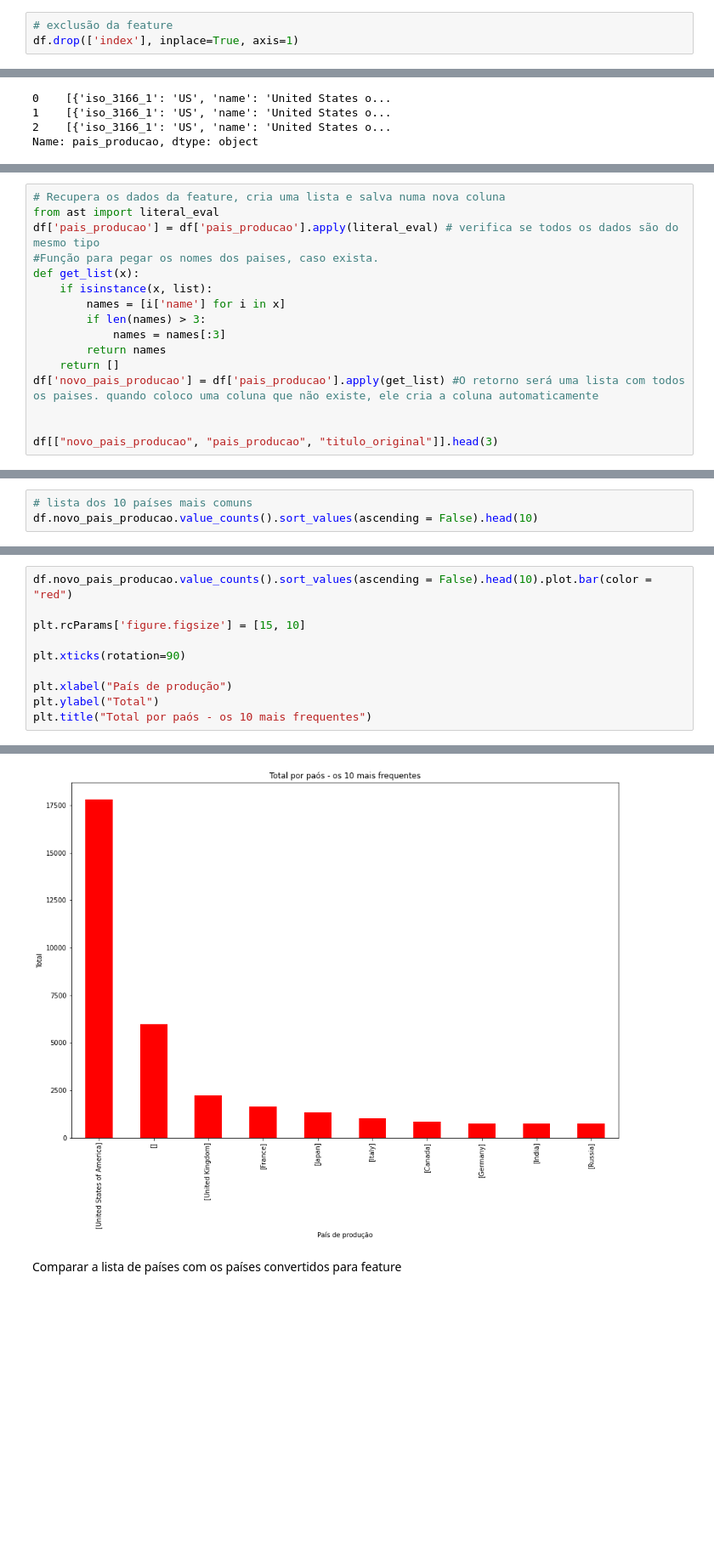
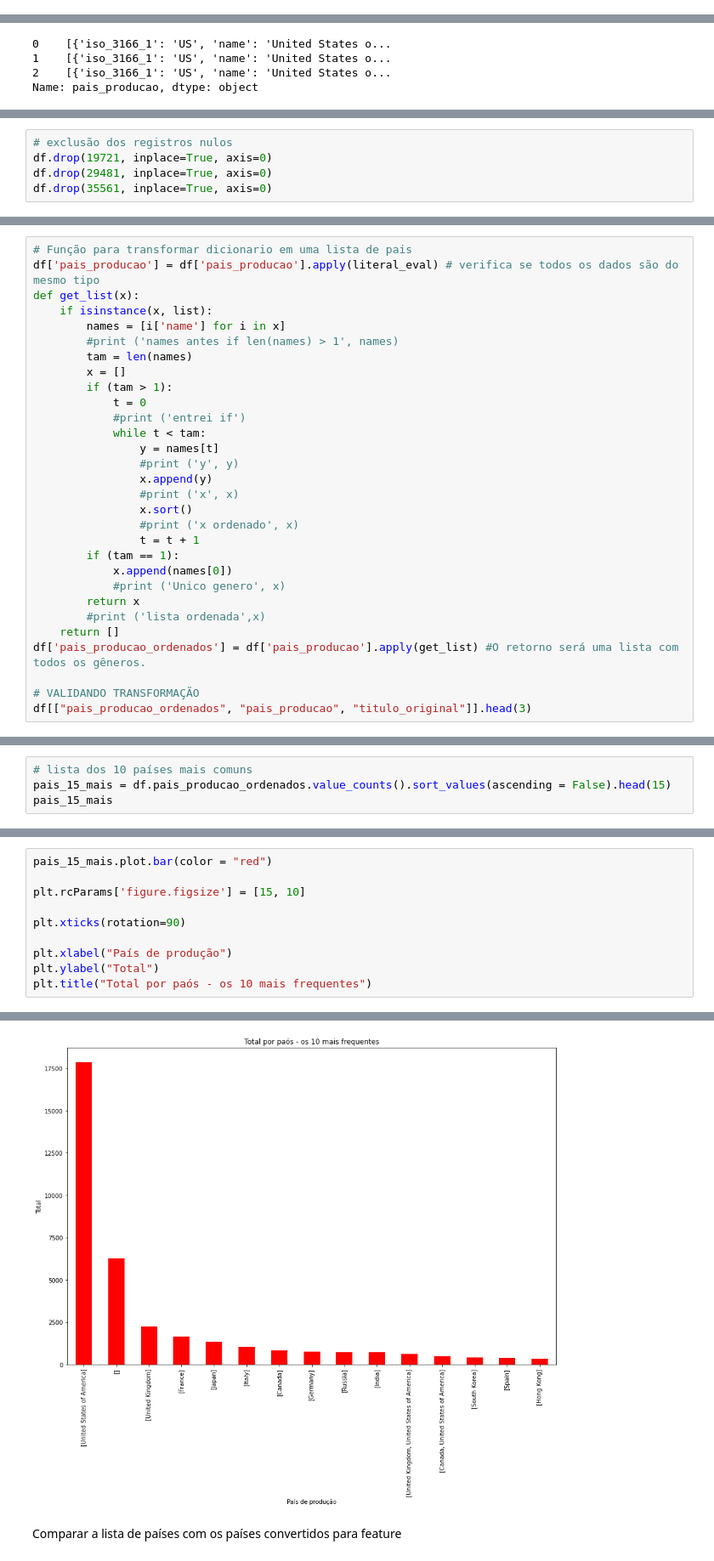
Before and after one commit to hericax/Pos, a Jupyter notebook: projeto_3/aed_projeto_3.ipynb, the cells around one changed output, grey strips where cells are left out. Shown: that part at 85% size. Drawn from its saved outputs; the diff is of its cells as text; blank space fills up the shorter version.

```diff
--- a/projeto_3/aed_projeto_3.ipynb
+++ b/projeto_3/aed_projeto_3.ipynb
@@ -868,3 +984,0 @@ Index(['index', 'genero', 'lingua_original', 'titulo_original', 'descricao',
-# %%
-# exclusão da feature
-df.drop(['index'], inplace=True, axis=1)
@@ -924,0 +1049,5 @@ Name: pais_producao, dtype: object
+# %%
+# exclusão dos registros nulos
+df.drop(19721, inplace=True, axis=0)
+df.drop(29481, inplace=True, axis=0)
+df.drop(35561, inplace=True, axis=0)
@@ -925,17 +1061,31 @@ Name: pais_producao, dtype: object
 # %%
-# Recupera os dados da feature, cria uma lista e salva numa nova coluna
-from ast import literal_eval
+# Função para transformar dicionario em uma lista de pais
 df['pais_producao'] = df['pais_producao'].apply(literal_eval) # verifica se todos os dados são do mesmo tipo
-#Função para pegar os nomes dos paises, caso exista.
 def get_list(x):
     if isinstance(x, list):
         names = [i['name'] for i in x]
-        if len(names) > 3:
-            names = names[:3]
-        return names
+        #print ('names antes if len(names) > 1', names)
+        tam = len(names)
+        x = []
+        if (tam > 1):
+            t = 0
+            #print ('entrei if')
+            while t < tam:
+                y = names[t]
+                #print ('y', y)
+                x.append(y)
+                #print ('x', x)
+                x.sort()
+                #print ('x ordenado', x)
+                t = t + 1
+        if (tam == 1):
+            x.append(names[0])
+            #print ('Unico genero', x)
+        return x
+        #print ('lista ordenada',x)
     return []
-df['novo_pais_producao'] = df['pais_producao'].apply(get_list) #O retorno será uma lista com todos os paises. quando coloco uma coluna que não existe, ele cria a coluna automaticamente
+df['pais_producao_ordenados'] = df['pais_producao'].apply(get_list) #O retorno será uma lista com todos os gêneros.
 
-
-df[["novo_pais_producao", "pais_producao", "titulo_original"]].head(3)
+# VALIDANDO TRANSFORMAÇÃO
+df[["pais_producao_ordenados", "pais_producao", "titulo_original"]].head(3)
 # %% [output]
@@ -951,4 +1096,5 @@ TypeError: unhashable type: 'list'
 # %%
 # lista dos 10 países mais comuns
-df.novo_pais_producao.value_counts().sort_values(ascending = False).head(10)
+pais_15_mais = df.pais_producao_ordenados.value_counts().sort_values(ascending = False).head(15)
+pais_15_mais
 # %% [output]
@@ -966,16 +1117,16 @@ Name: novo_pais_producao, dtype: int64
 # %%
-df.novo_pais_producao.value_counts().sort_values(ascending = False).head(10).plot.bar(color = "red")
+pais_15_mais.plot.bar(color = "red")
 
 plt.rcParams['figure.figsize'] = [15, 10]
 
 plt.xticks(rotation=90)
 
 plt.xlabel("País de produção")
 plt.ylabel("Total")
 plt.title("Total por paós - os 10 mais frequentes")
 # %% [output]
 Text(0.5, 1.0, 'Total por paós - os 10 mais frequentes')
-[figure, old version]
+[figure, new version]
 # %% [markdown]
 Comparar a lista de países com os países convertidos para feature
 # %%
```
Also changed, not shown: parts of 135 cells of this notebook.
